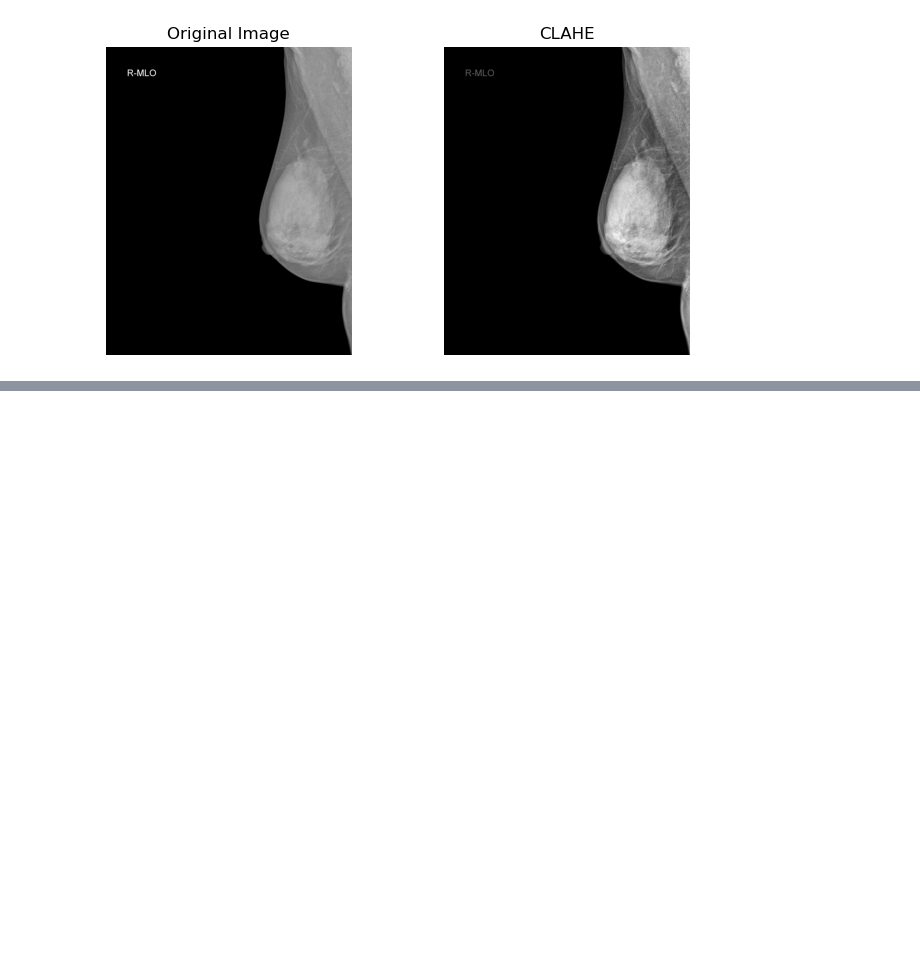
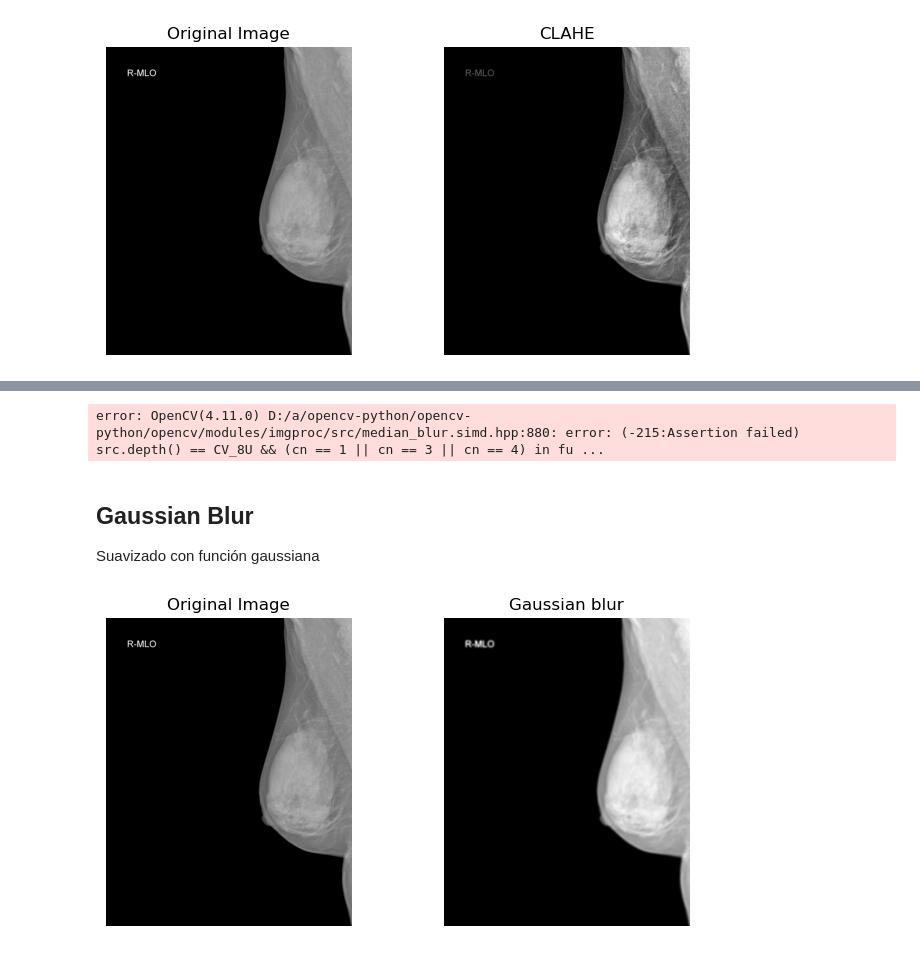
Before and after one commit to jefftorres/med-img, a Jupyter notebook: transforms.ipynb, the cells around one changed output, grey strips where cells are left out. Drawn from its saved outputs; the diff is of its cells as text; code cells hidden in the pictures; blank space fills up the shorter version.

```diff
--- a/transforms.ipynb
+++ b/transforms.ipynb
@@ -164,0 +199,16 @@ dcm_show_transform([dcm_clahe], ['CLAHE'])
+# %%
+median = cv.medianBlur(img, 55)
+
+dcm_show_transform([median], ['Median blur.'])
+# %% [output]
+error: OpenCV(4.11.0) D:/a/opencv-python/opencv-python/opencv/modules/imgproc/src/median_blur.simd.hpp:880: error: (-215:Assertion failed) src.depth() == CV_8U && (cn == 1 || cn == 3 || cn == 4) in fu ...
+# %% [markdown]
+## Gaussian Blur
+
+Suavizado con función gaussiana
+# %%
+gauss = cv.GaussianBlur(img, (55, 55), 0)
+
+dcm_show_transform([gauss], ['Gaussian blur'])
+# %% [output]
+[figure, added]
```
Also changed, not shown: parts of 7 cells of this notebook.
